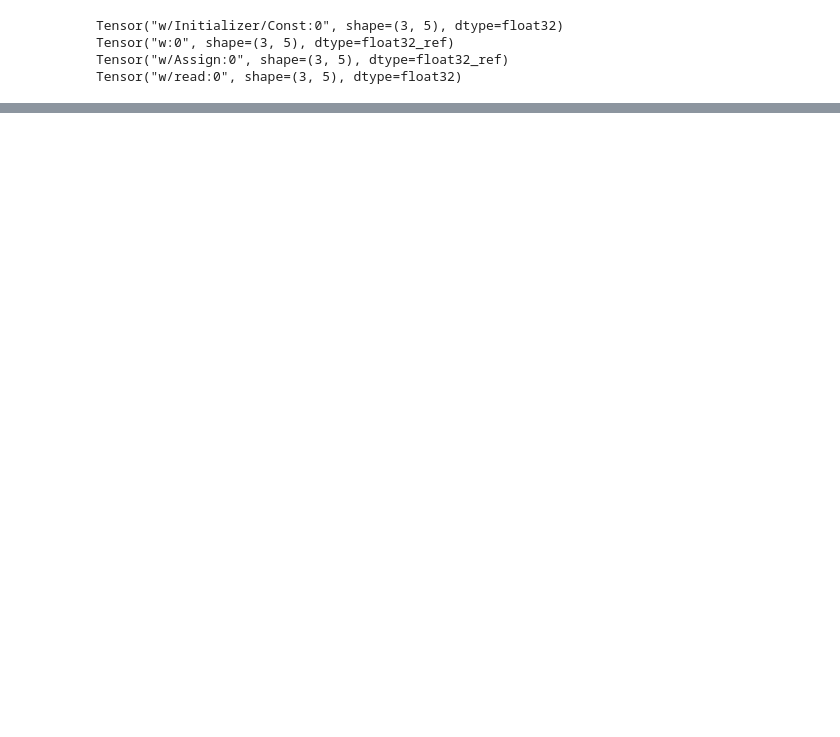
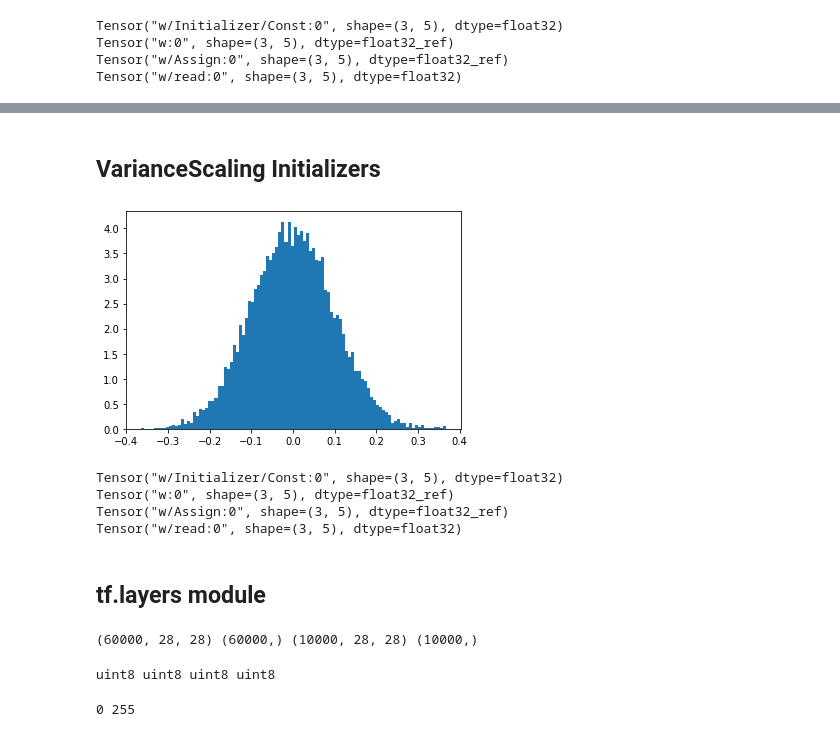
Before and after one commit to PinguKim9/2020_fall_DeepLearning, a Jupyter notebook: 03 Initializer.ipynb, the cells around one changed output, grey strips where cells are left out. Drawn from its saved outputs; the diff is of its cells as text; code cells hidden in the pictures; blank space fills up the shorter version.

```diff
--- a/03 Initializer.ipynb
+++ b/03 Initializer.ipynb
@@ -147,0 +217,35 @@ print(total_sum)
+# %% [markdown]
+## VarianceScaling Initializers
+# %%
+%matplotlib inline
+import tensorflow as tf ; tf.reset_default_graph()
+import numpy as np
+import matplotlib.pyplot as plt
+
+#default는 truncated normal
+#init_w = tf.keras.initializers.VarianceScaling()
+#잘리지 않은 그냥 normal로 하려면
+#init_w = tf.keras.initializers.VarianceScaling(distribution = 'untruncated_normal')
+w = tf.get_variable('w', (100,100), dtype=tf.float32, initializer=init_w)
+
+init = tf.global_variables_initializer()
+
+with tf.Session() as sess:
+    sess.run(init)
+    w_run = sess.run(w)
+
+plt.hist(w_run.reshape((-1,)), bins=100, density=True)
+plt.show()
+# %% [output]
+[figure, added]
+# %%
+for op in ops :
+    for tensor in op.outputs :
+        print(tensor)
+# %% [output]
+Tensor("w/Initializer/Const:0", shape=(3, 5), dtype=float32)
+Tensor("w:0", shape=(3, 5), dtype=float32_ref)
+Tensor("w/Assign:0", shape=(3, 5), dtype=float32_ref)
+Tensor("w/read:0", shape=(3, 5), dtype=float32)
+# %% [markdown]
+## tf.layers module
@@ -147,0 +258,12 @@ print(total_sum)
+# %%
+print(x_train.shape, y_train.shape, x_test.shape, y_test.shape)
+# %% [output]
+(60000, 28, 28) (60000,) (10000, 28, 28) (10000,)
+# %%
+print(x_train.dtype, y_train.dtype, x_test.dtype, y_test.dtype) #unsigned int?
+# %% [output]
+uint8 uint8 uint8 uint8
+# %%
+print(np.min(x_train), np.max(x_train))
+# %% [output]
+0 255
```
Also changed, not shown: parts of 15 cells of this notebook.
